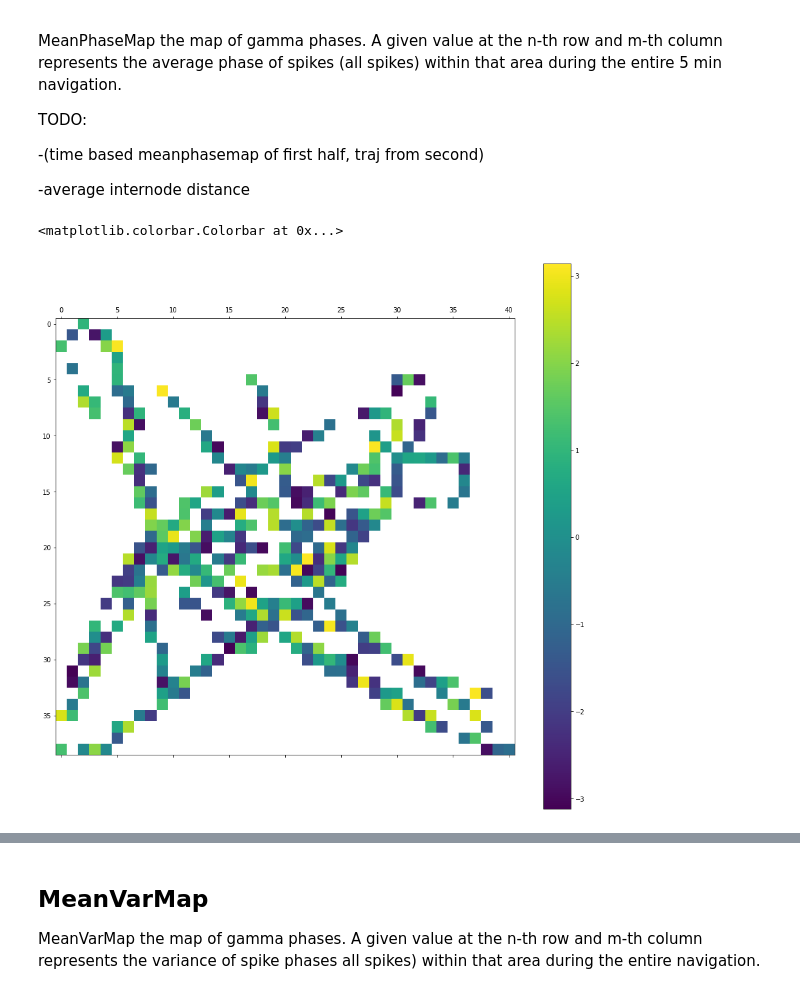
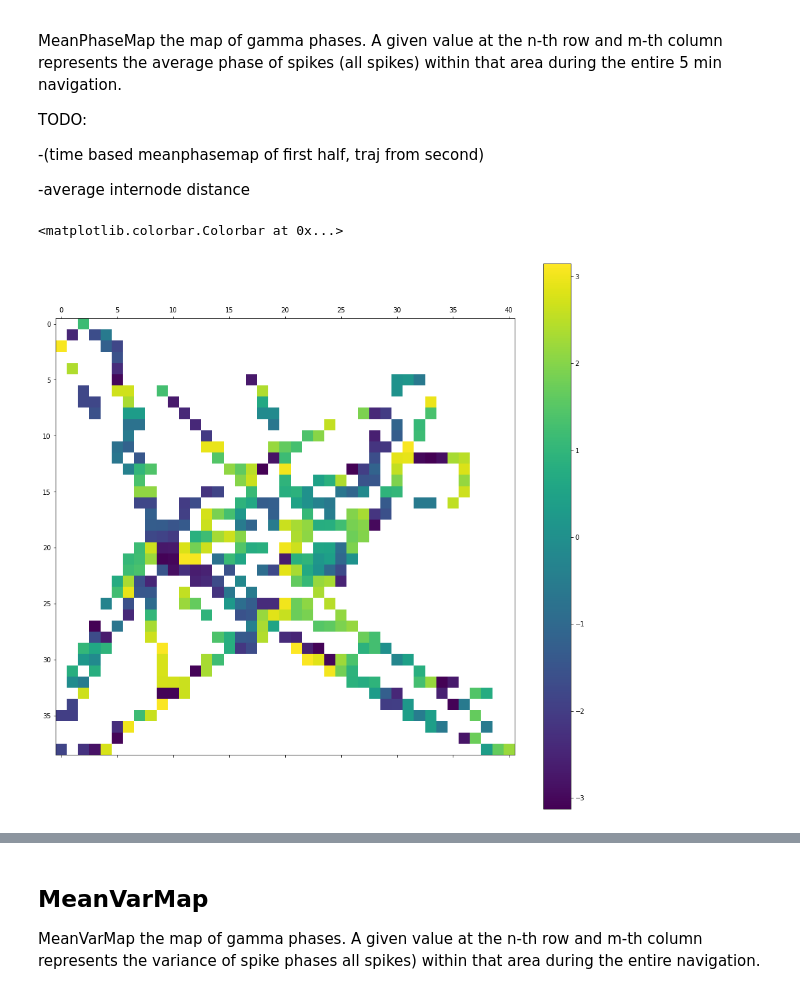
Before and after one commit to DanielHHowell/Grid-Cell, a Jupyter notebook: Grid Cell Phase Main.ipynb, the cells around one changed output, grey strips where cells are left out. Drawn from its saved outputs; the diff is of its cells as text; code cells hidden in the pictures.

```diff
--- a/Grid Cell Phase Main.ipynb
+++ b/Grid Cell Phase Main.ipynb
@@ -60,8 +62,8 @@ spkT.shape
 
 Phase is the corresponding (gamma) phase of the spikes - what phase the gamma oscillation was at the moment of spike
 # %%
-#phase = np.loadtxt(dir+'Phase.csv',delimiter=',')
-phase = np.random.rand(spkT.size)*6.28
+phase = np.loadtxt(dir+'Phase.csv',delimiter=',')
+#phase = np.random.rand(spkT.size)*6.28
 scaled_phase = phase-3.14
 
 phase_degrees = np.degrees(phase)
@@ -99,33 +101,49 @@ TODO:
 # %%
 def mean_phase_map(arr,bin_size):
     mpm_dict = {}
     for ybin in range(0,int(arr[:,1].max()+1),bin_size):
         mpm_dict[ybin] = {}
         for xbin in range(0,int(arr[:,0].max()+1),bin_size):
             phases = []
             mpm_dict[ybin][xbin] = []
             for spike in arr:
                 if (xbin <= spike[0] <= xbin+bin_size) and (ybin <= spike[1] <= ybin+bin_size):
                     phases.append(spike[2])
-            #mpm_dict[ybin][xbin] = np.nanmean(np.asarray(phases))
             mpm_dict[ybin][xbin] = pycircstat.mean(np.asarray(phases))
 
-    return mpm_dict
+    #Rotate the dataframe 90 CCW
+    mpm = pd.DataFrame.from_dict(mpm_dict).T
+    phase_df = mpm.reindex(index=mpm.index[::-1])-3.14
+
+    #(Uniform) Smoothing algorithm
+    #Replaces each value with circular mean of (inclusive) neighbouring 3x3 matrix
+    np_dfp = np.pad(phase_df.as_matrix(), 1, 'constant', constant_values=np.nan)
+    a = np.zeros((np_dfp.shape[0], np_dfp.shape[1]))
+
+    for i in range(len(np_dfp)-2):
+        for j in range(len(np_dfp[i])-2):
+            arr = np_dfp[i:i+3,j:j+3]
+            if not np.isnan(arr[1,1]):
+                n_arr = arr[~np.isnan(arr)]
+                avg = pycircstat.mean(n_arr)
+                a[i+1,j+1] = avg
+
+    a[a==0]=np.nan
+    a = a[1:-1,1:-1]-3.14
+    phase_df = pd.DataFrame(a)
+
+    return phase_df
 
 mpm_arr = np.column_stack((XYspkT,phase))
-mpm_dict = mean_phase_map(mpm_arr,2)
-
-#Rotate the dataframe 90 CCW
-mpm = pd.DataFrame.from_dict(mpm_dict).T
-phase_df = mpm.reindex(index=mpm.index[::-1])-3.14
+phase_df = mean_phase_map(mpm_arr,2)
 
 arena_size = phase_df.shape
 
 
 plt.matshow(phase_df)
 
 #To-do: reflect radians in bar
 plt.colorbar()
 # %% [output]
 <matplotlib.colorbar.Colorbar at 0x...>
-[figure, old version]
+[figure, new version]
```
Also changed, not shown: parts of 24 cells of this notebook, 3 other files.
